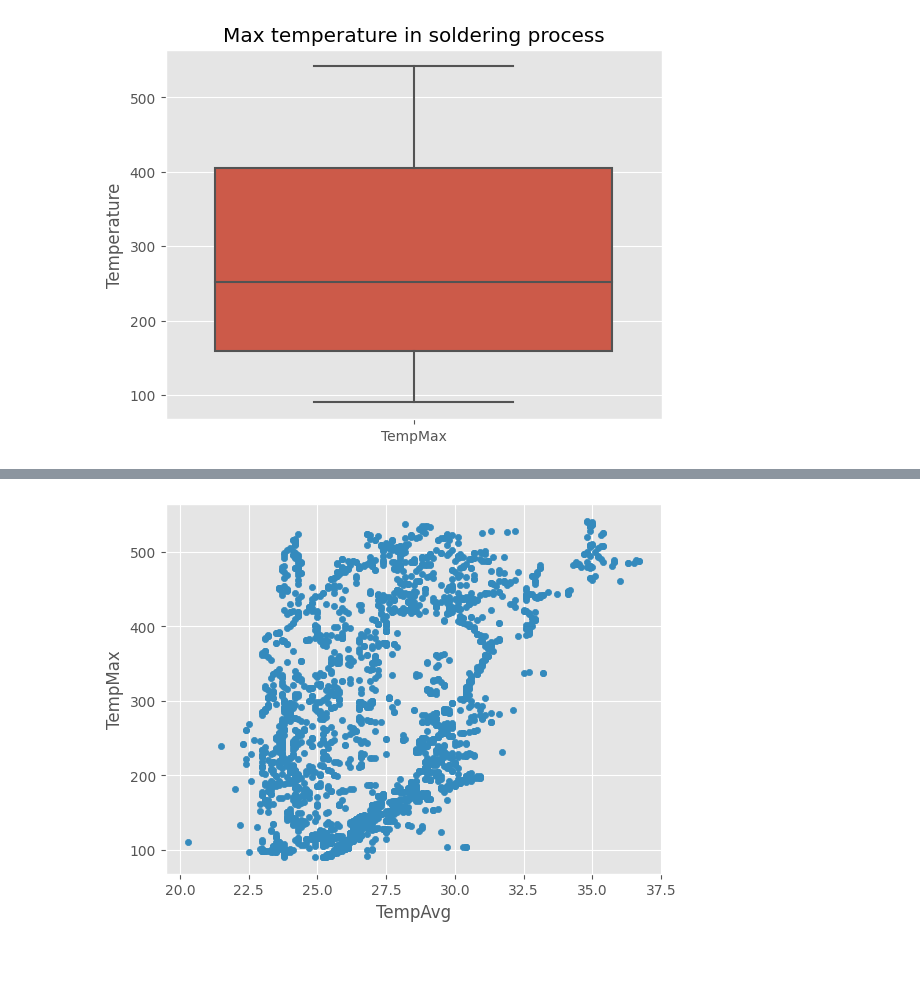
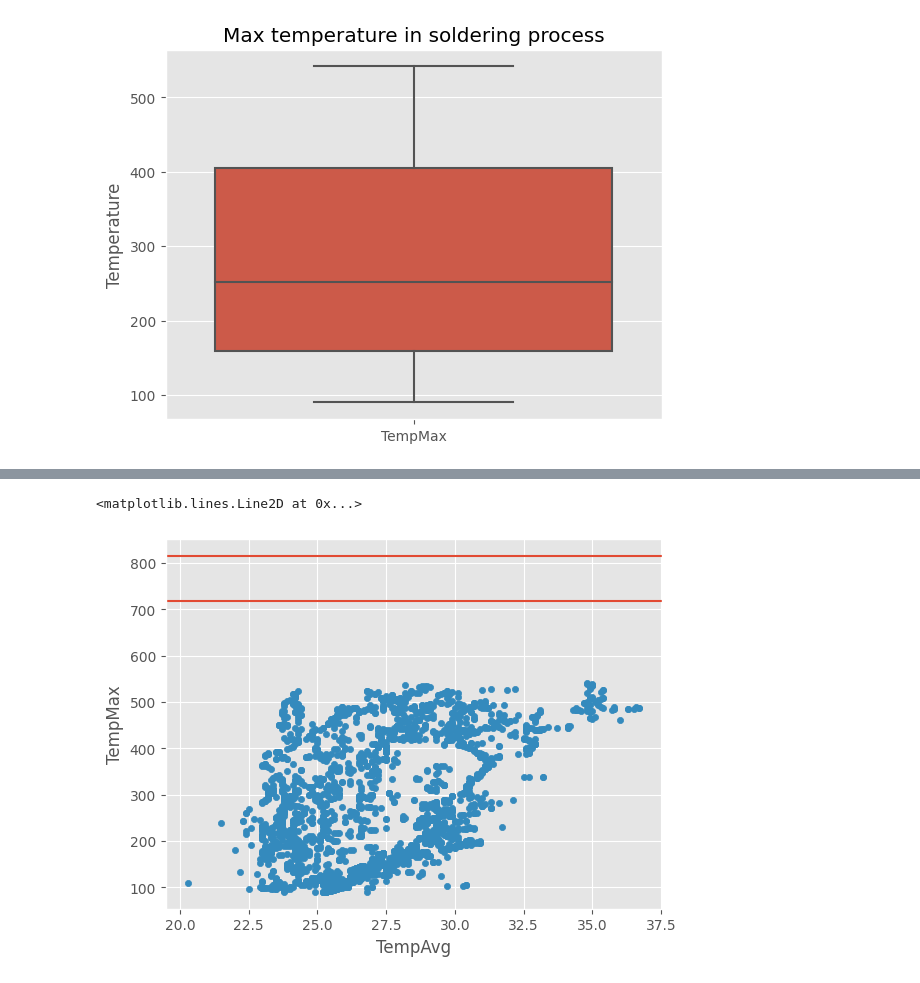
Before and after one commit to Caavalos/DMEGADE3, a Jupyter notebook: thermal.ipynb, the cells around one changed output, grey strips where cells are left out. Cells and saved outputs as stored; diff of their text form; code cells hidden in the pictures.

```diff
--- a/thermal.ipynb
+++ b/thermal.ipynb
@@ -181,4 +162,7 @@ plt.hist(df['TempMax'], bins=25)
 # %%
 ax = df.plot.scatter(x="TempAvg", y="TempMax")
+plt.axhline(718)
+plt.axhline(815)
 # %% [output]
+<matplotlib.lines.Line2D at 0x...>
-[figure, old version]
+[figure, new version]
```
Also changed, not shown: parts of 10 cells of this notebook.
